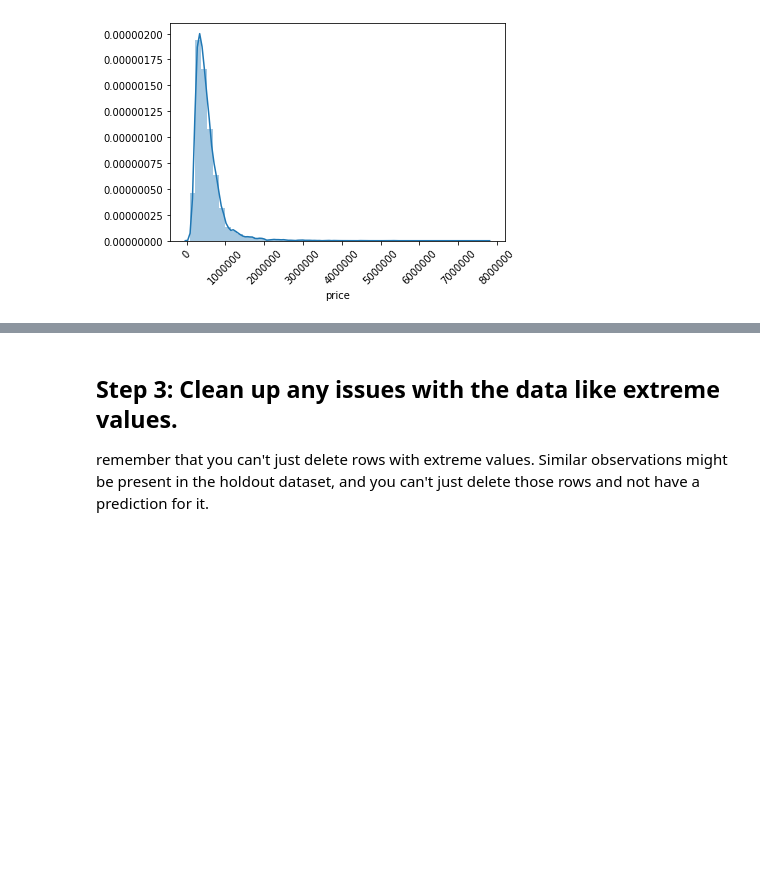
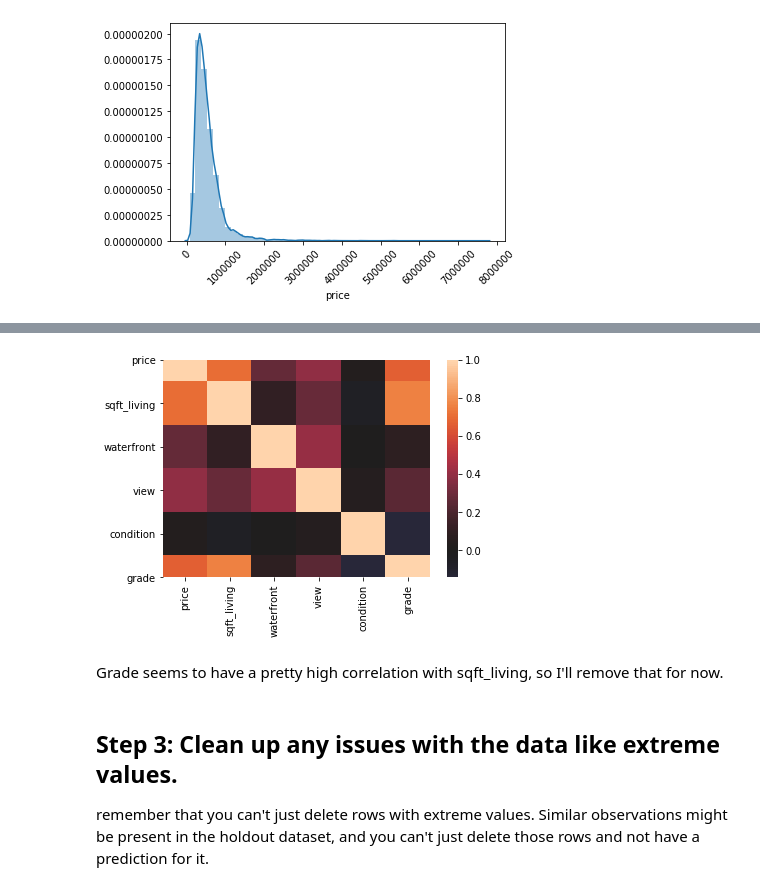
Before and after one commit to stereopickle/housing_price_bakeoff, a Jupyter notebook: Applied_practice.ipynb, the cells around one changed output, grey strips where cells are left out. Cells and saved outputs as stored; diff of their text form; code cells hidden in the pictures; blank space fills up the shorter version.

```diff
--- a/Applied_practice.ipynb
+++ b/Applied_practice.ipynb
@@ -122,0 +147,6 @@ plt.show()
+# %%
+variables = ['price', 'sqft_living', 'grade', 'condition', 'waterfront', 'view']
+select_var = house_train[[col for col in house_train.columns if col in variables ]]
+
+
+select_var.corr()
@@ -123,3 +161,9 @@ plt.show()
+# %%
+sns.heatmap(select_var.corr(), center=0);
+# %% [output]
+[figure, added]
+# %% [markdown]
+Grade seems to have a pretty high correlation with sqft_living, so I'll remove that for now.
 # %% [markdown]
 ## Step 3: Clean up any issues with the data like extreme values.
 
```
Also changed, not shown: parts of 34 cells of this notebook.
